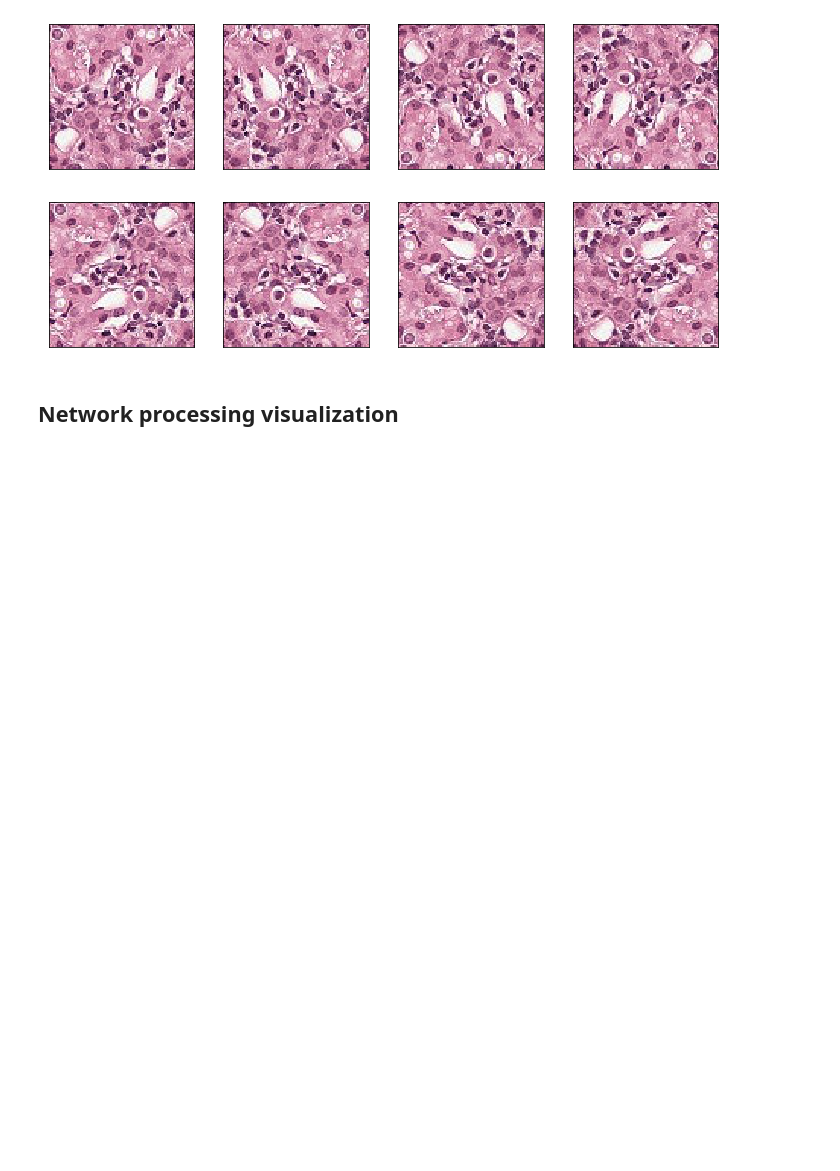
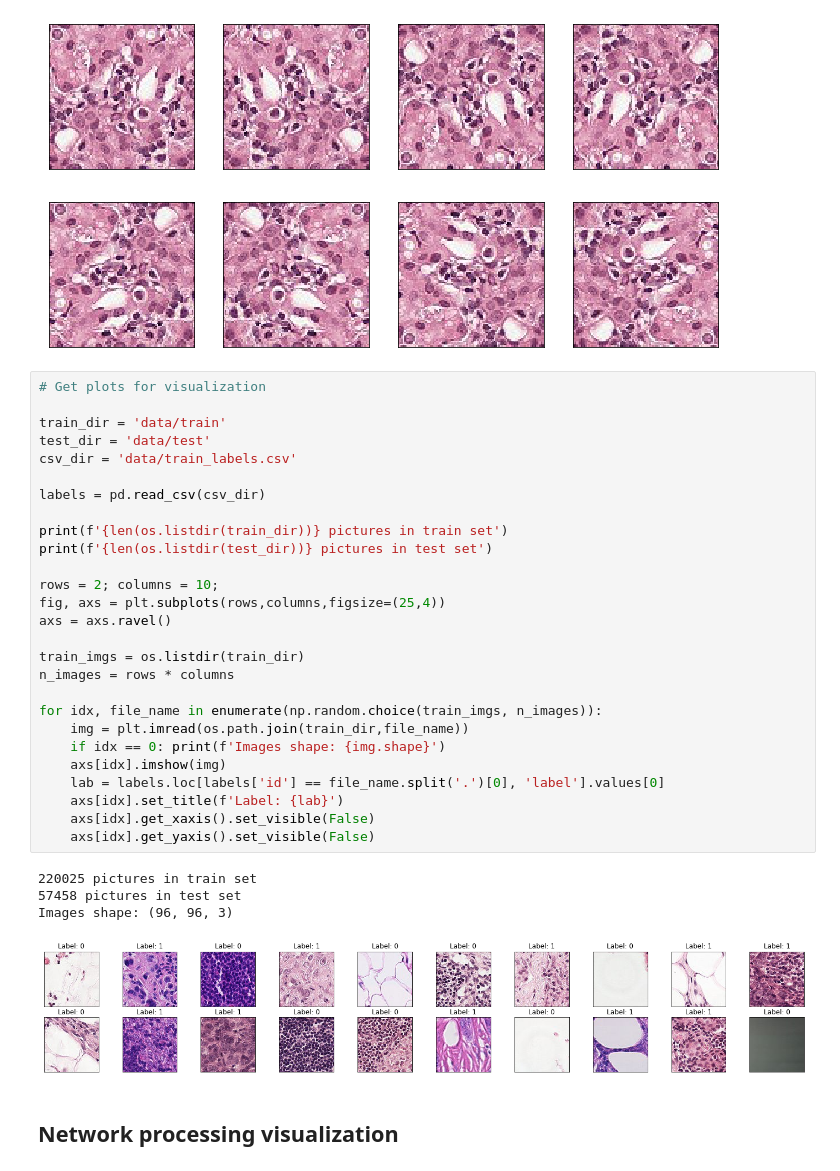
Before and after one commit to gabrielraya/Data-Mining, a Jupyter notebook: Project/illustrations.ipynb, the cells around one changed output. Saved outputs shown, nothing was run; the diff lists cells and outputs as text; blank space fills up the shorter version.

Commit message:
add plots

```diff
--- a/Project/illustrations.ipynb
+++ b/Project/illustrations.ipynb
@@ -26,6 +28,38 @@ plt.show()
 # %% [output]
 all 8 rotoflips of example image
 [figure]
+# %%
+# Get plots for visualization
+
+train_dir = 'data/train'
+test_dir = 'data/test'
+csv_dir = 'data/train_labels.csv'
+
+labels = pd.read_csv(csv_dir)
+
+print(f'{len(os.listdir(train_dir))} pictures in train set')
+print(f'{len(os.listdir(test_dir))} pictures in test set')
+
+rows = 2; columns = 10;
+fig, axs = plt.subplots(rows,columns,figsize=(25,4))
+axs = axs.ravel()
+
+train_imgs = os.listdir(train_dir)
+n_images = rows * columns
+
+for idx, file_name in enumerate(np.random.choice(train_imgs, n_images)):
+    img = plt.imread(os.path.join(train_dir,file_name))
+    if idx == 0: print(f'Images shape: {img.shape}')
+    axs[idx].imshow(img)
+    lab = labels.loc[labels['id'] == file_name.split('.')[0], 'label'].values[0]
+    axs[idx].set_title(f'Label: {lab}')
+    axs[idx].get_xaxis().set_visible(False)
+    axs[idx].get_yaxis().set_visible(False)
+# %% [output]
+220025 pictures in train set
+57458 pictures in test set
+Images shape: (96, 96, 3)
+[figure, added]
 # %% [markdown]
 ## Network processing visualization
 # %%
```
Also changed, not shown: parts of 1 cell of this notebook.
